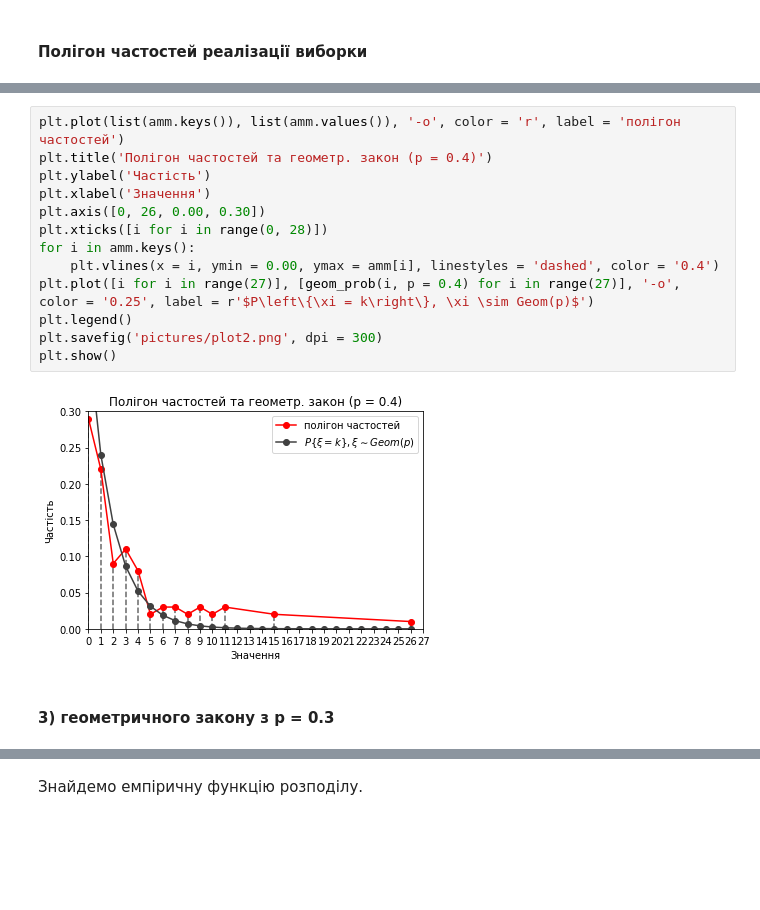
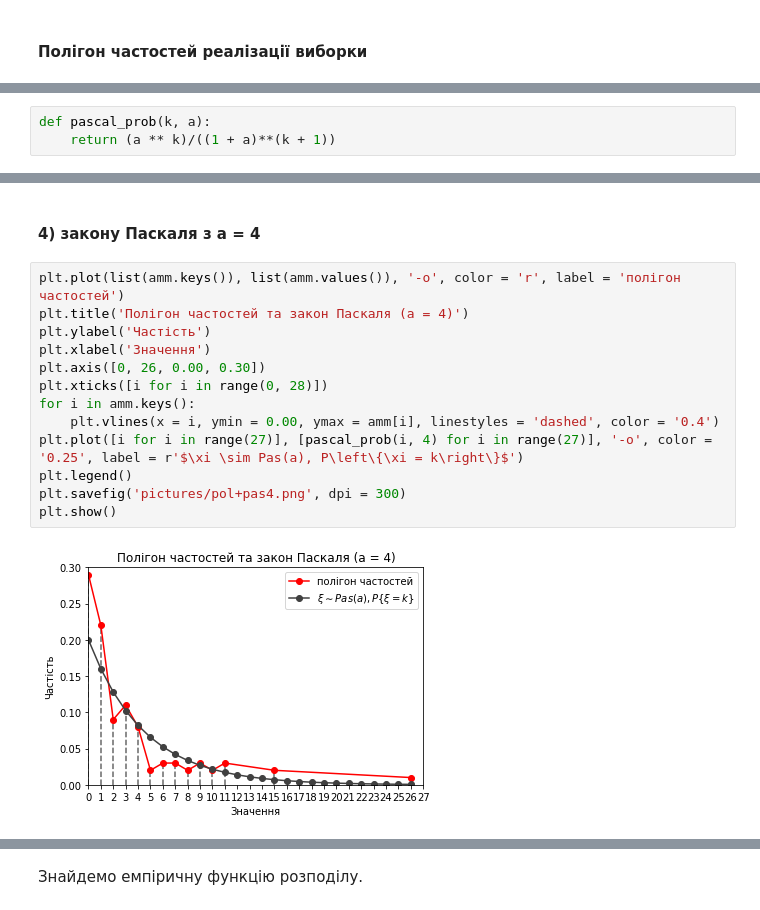
Before and after one commit to nikiandr/mathstatcourse, a Jupyter notebook: teorver.ipynb, the cells around one changed output, grey strips where cells are left out. Saved outputs shown, nothing was run; the diff lists cells and outputs as text; blank space fills up the shorter version.

Commit message:
Added Jupyter notebook checkpoints to .gitignore Changed probability poligons from geometric to Pascal distribution

```diff
--- a/teorver.ipynb
+++ b/teorver.ipynb
@@ -46,3 +43,6 @@ def geom_prob(val, p = 0.5):
+# %%
+def pascal_prob(k, a):
+    return (a ** k)/((1 + a)**(k + 1))
 # %% [markdown]
 Порівняння полігону частостей реалізації виборки та полігону ймовірностей:
 
@@ -67,17 +99,17 @@ plt.show()
+# %% [markdown]
+#### 4) закону Паскаля з a = 4
 # %%
 plt.plot(list(amm.keys()), list(amm.values()), '-o', color = 'r', label = 'полігон частостей')
-plt.title('Полігон частостей та геометр. закон (p = 0.4)')
+plt.title('Полігон частостей та закон Паскаля (a = 4)')
 plt.ylabel('Частість')
 plt.xlabel('Значення')
 plt.axis([0, 26, 0.00, 0.30])
 plt.xticks([i for i in range(0, 28)])
 for i in amm.keys():
     plt.vlines(x = i, ymin = 0.00, ymax = amm[i], linestyles = 'dashed', color = '0.4')
-plt.plot([i for i in range(27)], [geom_prob(i, p = 0.4) for i in range(27)], '-o', color = '0.25', label = r'$P\left\{\xi = k\right\}, \xi \sim Geom(p)$')
+plt.plot([i for i in range(27)], [pascal_prob(i, 4) for i in range(27)], '-o', color = '0.25', label = r'$\xi \sim Pas(a), P\left\{\xi = k\right\}$')
 plt.legend()
-plt.savefig('pictures/plot2.png', dpi = 300)
+plt.savefig('pictures/pol+pas4.png', dpi = 300)
 plt.show()
 # %% [output]
-[figure, old version]
+[figure, new version]
-# %% [markdown]
-#### 3) геометричного закону з p = 0.3
```
Also changed, not shown: parts of 16 cells of this notebook, 5 other files.
